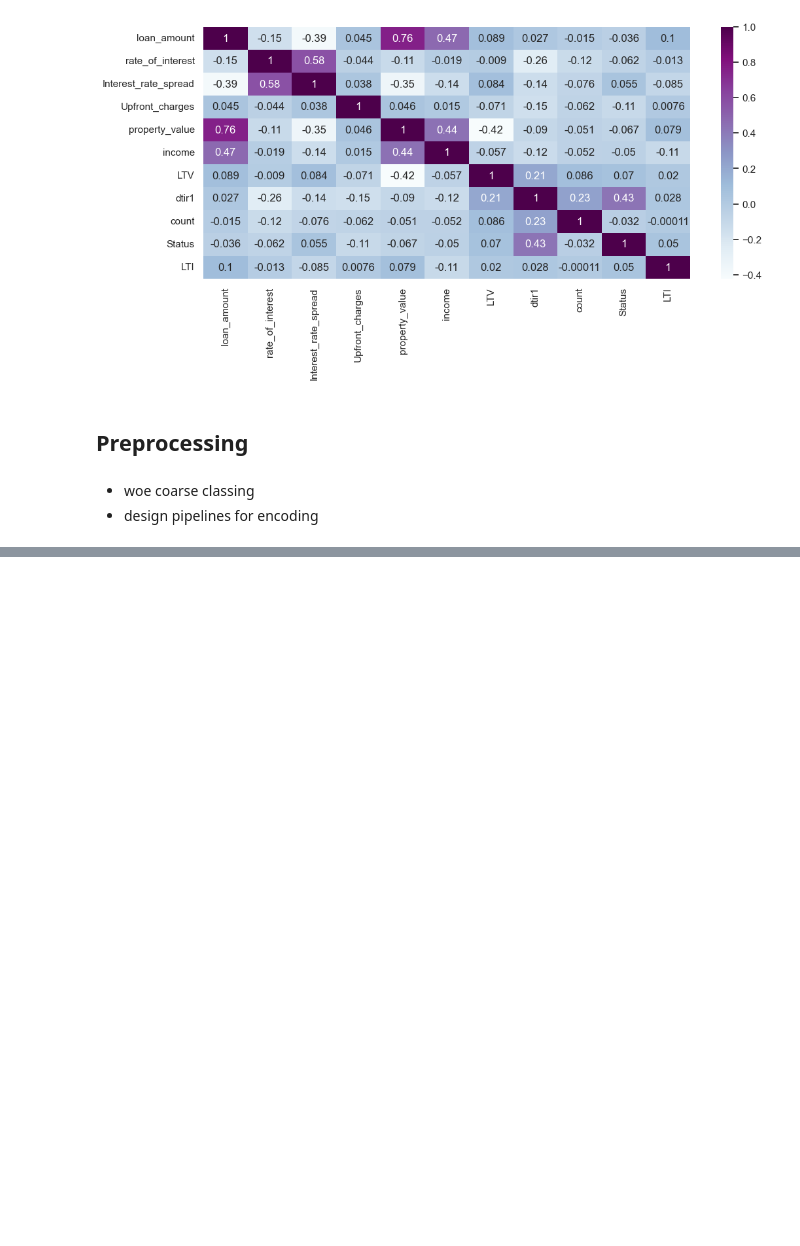
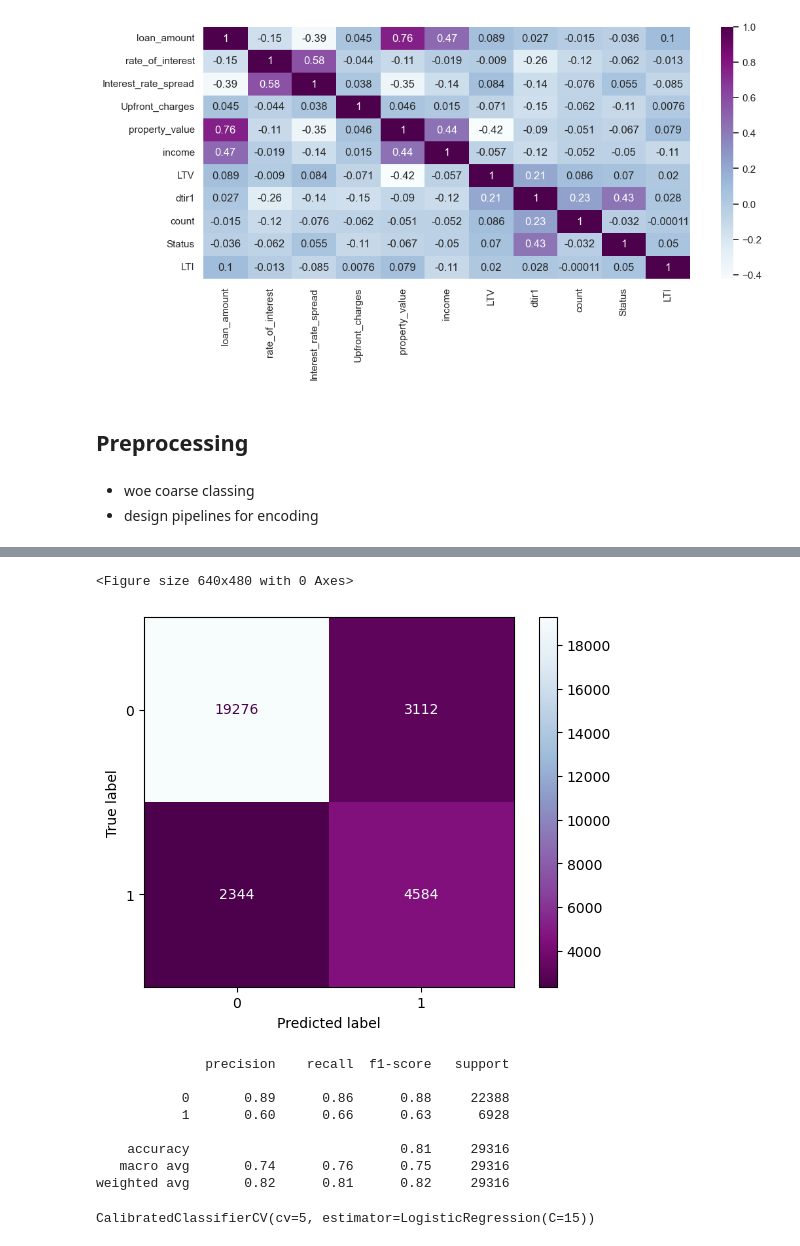
Before and after one commit to ethanhopkins101/DataScience-Projects, a Jupyter notebook: credit_card_customers/loan_default.ipynb, the cells around one changed output, grey strips where cells are left out. Drawn from its saved outputs; the diff is of its cells as text; code cells hidden in the pictures; blank space fills up the shorter version.

```diff
--- a/credit_card_customers/loan_default.ipynb
+++ b/credit_card_customers/loan_default.ipynb
@@ -1108,0 +1140,6 @@ fe_pipe= Pipeline([
+# %%
+obj_variables= df_fe.select_dtypes(include= 'object').columns.tolist()
+opt= BinningProcess(
+    variable_names=df_fe.drop('Status',axis= 1).columns.tolist(),
+    categorical_variables= obj_variables
+)
@@ -1109 +1269,29 @@ fe_pipe= Pipeline([
+# %%
+from sklearn.metrics import ConfusionMatrixDisplay as cmd, classification_report as cr,roc_curve,roc_auc_score
+sns.reset_defaults()
+plt.figure()
+cmd.from_predictions(y_test, grid_search.predict(x_test), cmap= 'BuPu_r')
+plt.show()
+print(cr(y_test, grid_search.predict(x_test)))
+# %% [output]
+<Figure size 640x480 with 0 Axes>
+[figure, added]
+              precision    recall  f1-score   support
+
+           0       0.89      0.86      0.88     22388
+           1       0.60      0.66      0.63      6928
+
+    accuracy                           0.81     29316
+   macro avg       0.74      0.76      0.75     29316
+weighted avg       0.82      0.81      0.82     29316
+# %%
+from sklearn.calibration import CalibratedClassifierCV, CalibrationDisplay
+
+
+# 1. Calibrate the best model
+best_model= LogisticRegression(**grid_search.best_params_)
+calibrated_model = CalibratedClassifierCV(best_model, method='sigmoid', cv=5)
+calibrated_model.fit(x_train, y_train)
+# %% [output]
+CalibratedClassifierCV(cv=5, estimator=LogisticRegression(C=15))
 # %%
```
Also changed, not shown: parts of 32 cells of this notebook.
